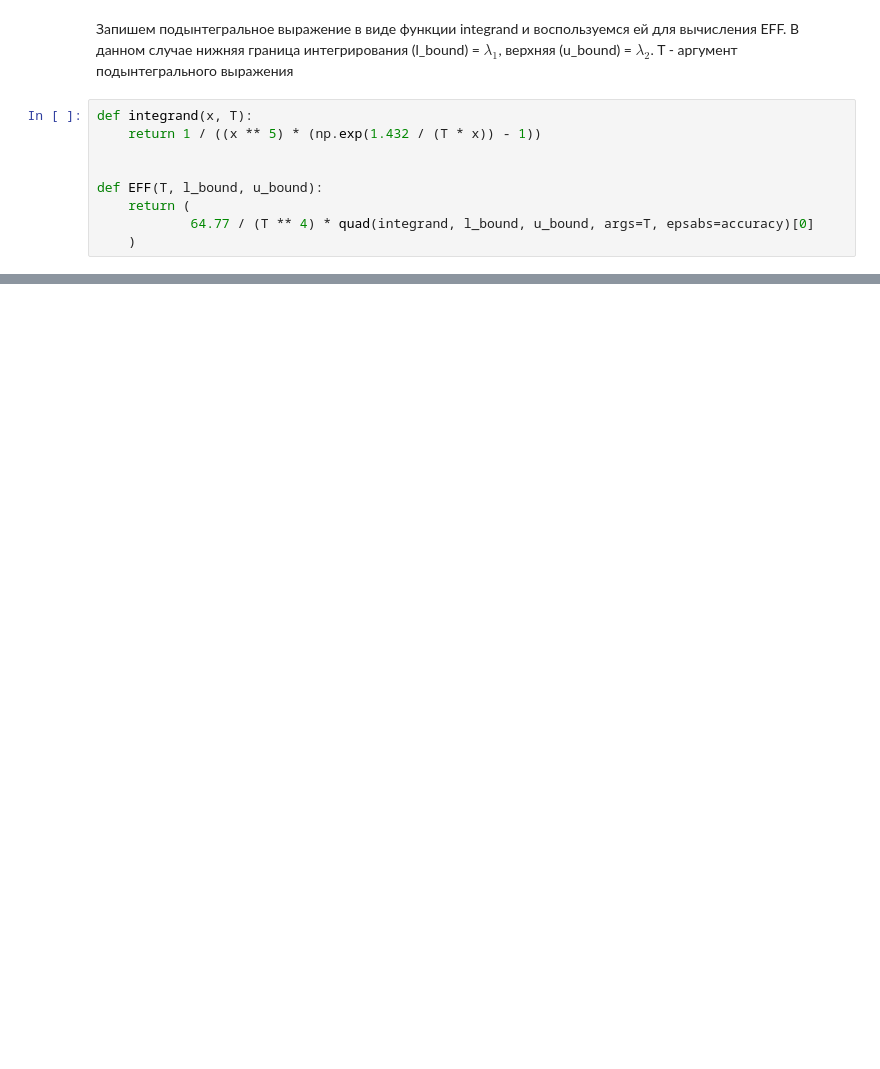
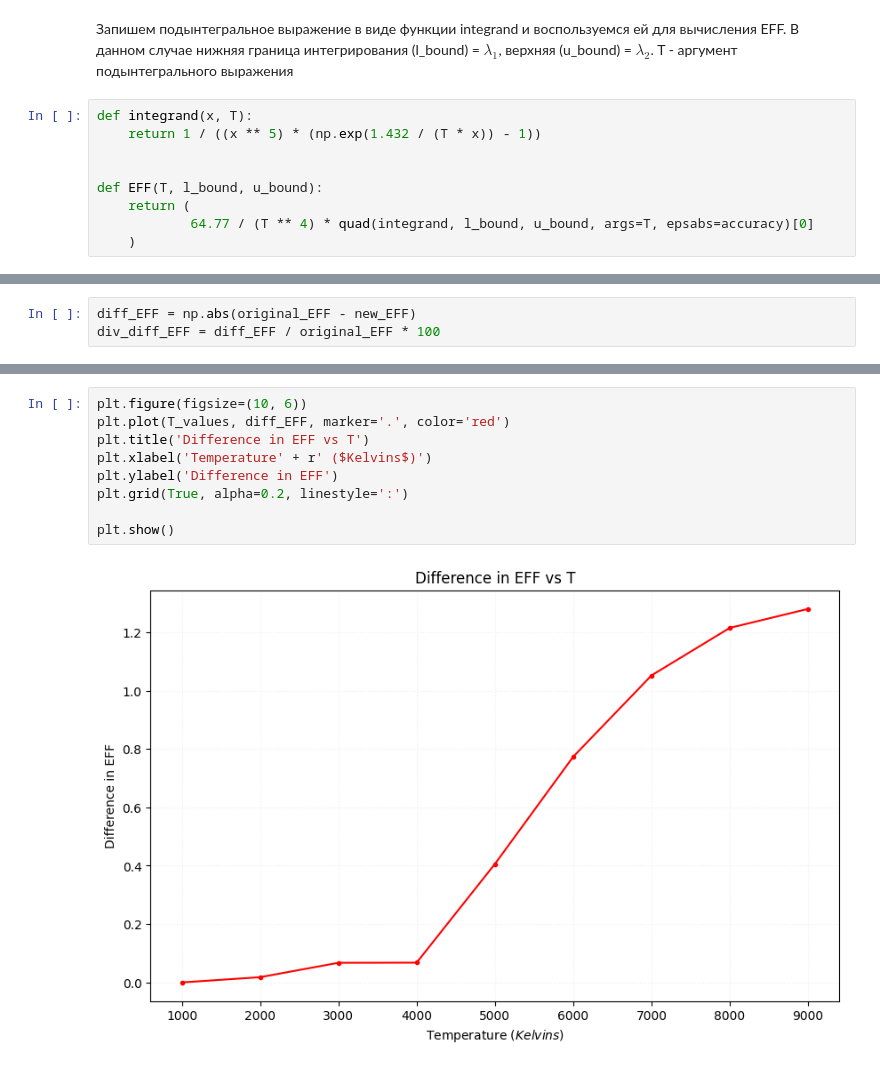
Before and after one commit to UrranQx/calc-math-coursework, a Jupyter notebook: supernb.ipynb, the cells around one changed output, grey strips where cells are left out. Saved outputs shown, nothing was run; the diff lists cells and outputs as text; blank space fills up the shorter version.

```diff
--- a/supernb.ipynb
+++ b/supernb.ipynb
@@ -164,0 +241,3 @@ EFF_8 = -35.69935643933249
+# %%
+diff_EFF = np.abs(original_EFF - new_EFF)
+div_diff_EFF = diff_EFF / original_EFF * 100
@@ -164,0 +283,11 @@ EFF_8 = -35.69935643933249
+# %%
+plt.figure(figsize=(10, 6))
+plt.plot(T_values, diff_EFF, marker='.', color='red')
+plt.title('Difference in EFF vs T')
+plt.xlabel('Temperature' + r' ($Kelvins$)')
+plt.ylabel('Difference in EFF')
+plt.grid(True, alpha=0.2, linestyle=':')
+
+plt.show()
+# %% [output]
+[figure, added]
```
Also changed, not shown: parts of 33 cells of this notebook, 1 other file.
